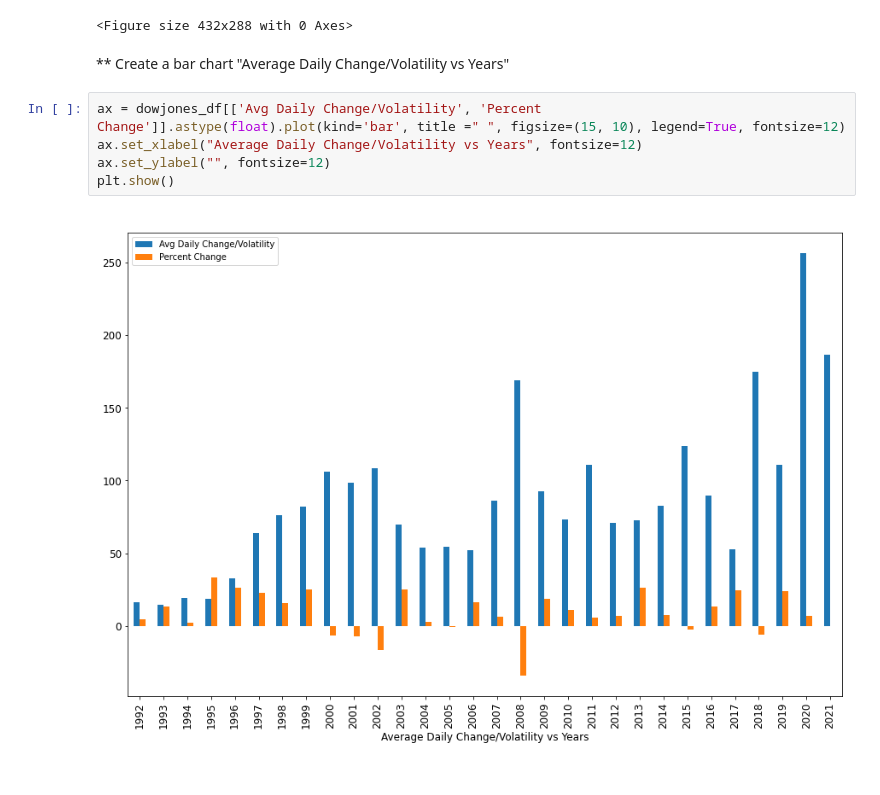
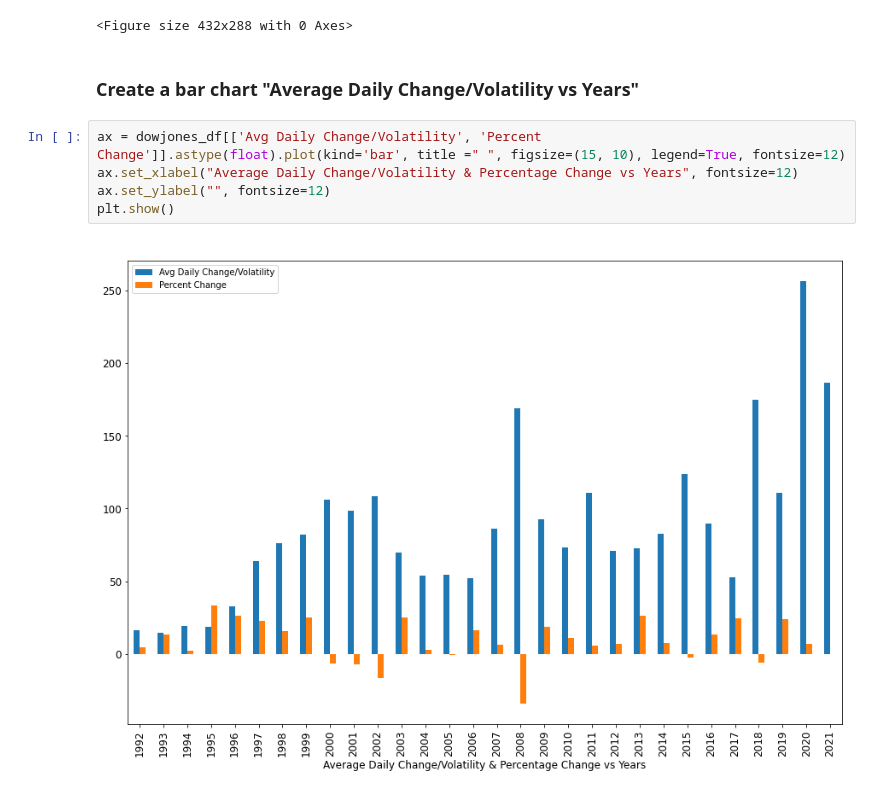
Before and after one commit to SyFlores/Crime_Victimization_and_the_Stock_Market, a Jupyter notebook: Analysis/StockDataCleaning/StockDataCleaning_readytogo.ipynb, the cells around one changed output. Drawn from its saved outputs; the diff is of its cells as text.

```diff
--- a/Analysis/StockDataCleaning/StockDataCleaning_readytogo.ipynb
+++ b/Analysis/StockDataCleaning/StockDataCleaning_readytogo.ipynb
@@ -96,11 +96,11 @@ plt.tight_layout()
 # %% [output]
 <Figure size 432x288 with 0 Axes>
 # %% [markdown]
-** Create a bar chart "Average Daily Change/Volatility vs Years"
+### Create a bar chart "Average Daily Change/Volatility vs Years"
 # %%
 ax = dowjones_df[['Avg Daily Change/Volatility', 'Percent Change']].astype(float).plot(kind='bar', title =" ", figsize=(15, 10), legend=True, fontsize=12)
-ax.set_xlabel("Average Daily Change/Volatility vs Years", fontsize=12)
+ax.set_xlabel("Average Daily Change/Volatility & Percentage Change vs Years", fontsize=12)
 ax.set_ylabel("", fontsize=12)
 plt.show()
 # %% [output]
-[figure, old version]
+[figure, new version]
```
Also changed, not shown: parts of 6 cells of this notebook.
